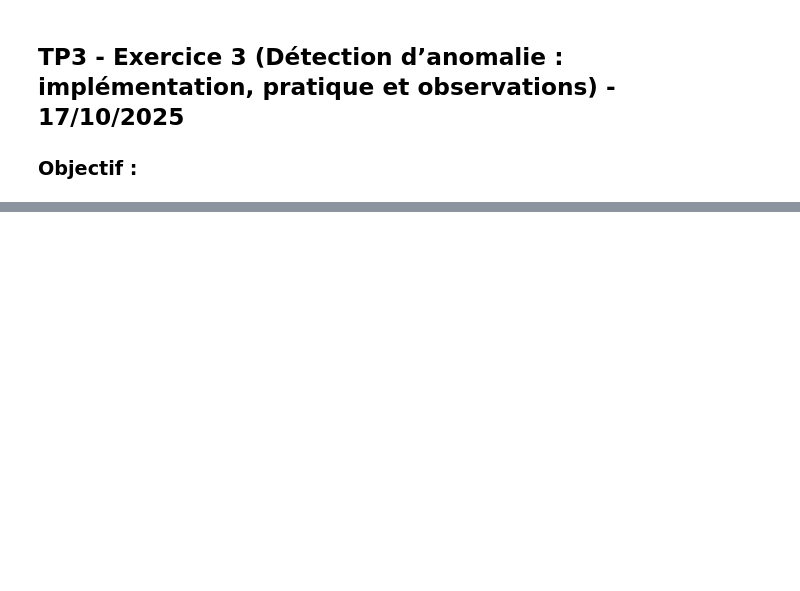
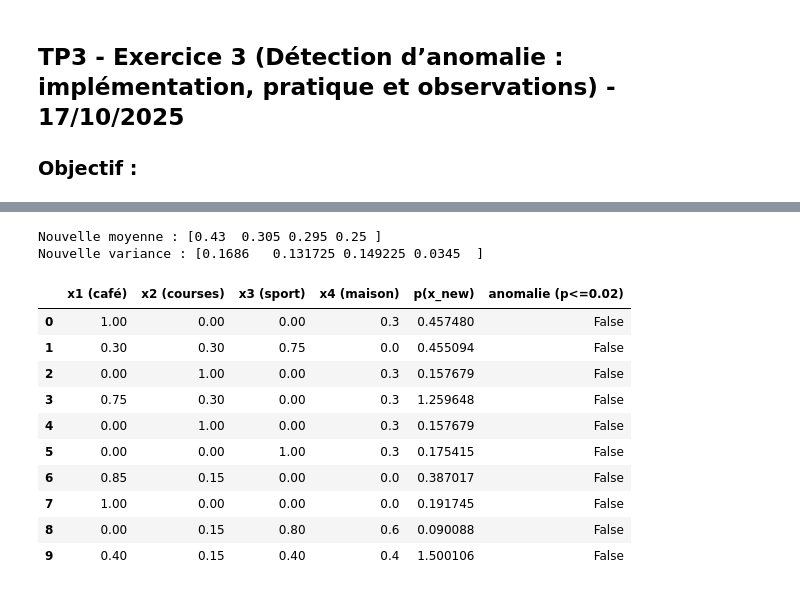
Before and after one commit to ayetayadi/TP-Machine-Learning, a Jupyter notebook: TP3_KMeans_part2.ipynb, the cells around one changed output, grey strips where cells are left out. Saved outputs shown, nothing was run; the diff lists cells and outputs as text; code cells hidden in the pictures; blank space fills up the shorter version.

```diff
--- a/TP3_KMeans_part2.ipynb
+++ b/TP3_KMeans_part2.ipynb
@@ -48,0 +294,45 @@ centroids_df
+# %%
+# ====== Nouvelle base consolidée (10 personnes) ======
+data_consolidee = np.array([
+    [1.0, 0.0, 0.0, 0.3],
+    [0.3, 0.3, 0.75, 0.0],
+    [0.0, 1.0, 0.0, 0.3],
+    [0.75, 0.3, 0.0, 0.3],
+    [0.0, 1.0, 0.0, 0.3],
+    [0.0, 0.0, 1.0, 0.3],
+    [0.85, 0.15, 0.00, 0.00],
+    [1.00, 0.00, 0.00, 0.00],
+    [0.00, 0.15, 0.80, 0.60],
+    [0.40, 0.15, 0.40, 0.40]
+])
+
+# ====== Calcul de la nouvelle moyenne et variance ======
+mu_new = data_consolidee.mean(axis=0)
+var_new = data_consolidee.var(axis=0)
+
+print("Nouvelle moyenne :", mu_new)
+print("Nouvelle variance :", var_new)
+
+# ====== Calcul des probabilités avec les nouveaux paramètres ======
+p_new = np.array([p_independent(x, mu_new, var_new) for x in data_consolidee])
+eps_fixed = 0.02
+
+df_new = pd.DataFrame(data_consolidee, columns=['x1 (café)', 'x2 (courses)', 'x3 (sport)', 'x4 (maison)'])
+df_new['p(x_new)'] = p_new
+df_new['anomalie (p<=0.02)'] = p_new <= eps_fixed
+
+df_new
+# %% [output]
+Nouvelle moyenne : [0.43  0.305 0.295 0.25 ]
+Nouvelle variance : [0.1686   0.131725 0.149225 0.0345  ]
+|  | x1 (café) | x2 (courses) | x3 (sport) | x4 (maison) | p(x_new) | anomalie (p<=0.02) |
+| 0 | 1.00 | 0.00 | 0.00 | 0.3 | 0.457480 | False |
+| 1 | 0.30 | 0.30 | 0.75 | 0.0 | 0.455094 | False |
+| 2 | 0.00 | 1.00 | 0.00 | 0.3 | 0.157679 | False |
+| 3 | 0.75 | 0.30 | 0.00 | 0.3 | 1.259648 | False |
+| 4 | 0.00 | 1.00 | 0.00 | 0.3 | 0.157679 | False |
+| 5 | 0.00 | 0.00 | 1.00 | 0.3 | 0.175415 | False |
+| 6 | 0.85 | 0.15 | 0.00 | 0.0 | 0.387017 | False |
+| 7 | 1.00 | 0.00 | 0.00 | 0.0 | 0.191745 | False |
+| 8 | 0.00 | 0.15 | 0.80 | 0.6 | 0.090088 | False |
+| 9 | 0.40 | 0.15 | 0.40 | 0.4 | 1.500106 | False |
```
Also changed, not shown: parts of 17 cells of this notebook.
